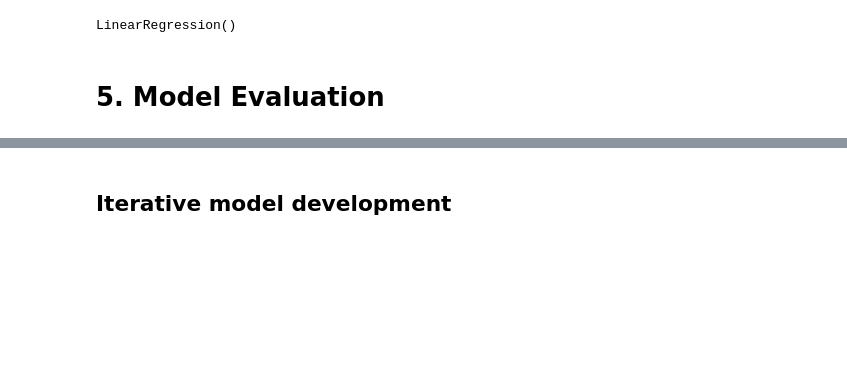
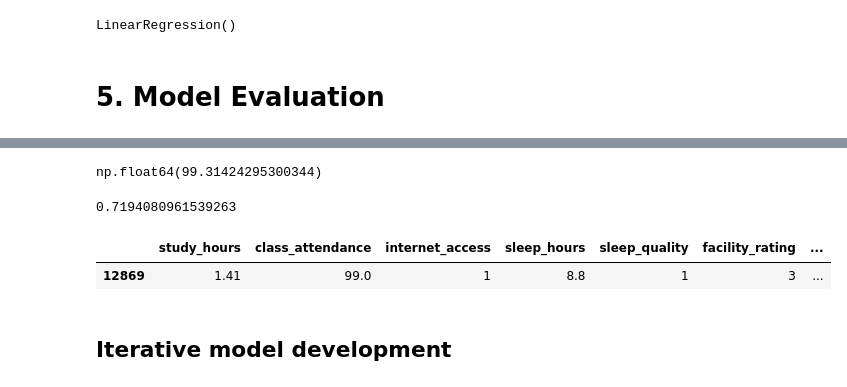
Before and after one commit to Ethan-Ang/MLDP_Ethan_2402348C, a Jupyter notebook: Ethan_Ang_2402348C.ipynb, the cells around one changed output, grey strips where cells are left out. Cells and saved outputs as stored; diff of their text form; code cells hidden in the pictures; blank space fills up the shorter version.

```diff
--- a/Ethan_Ang_2402348C.ipynb
+++ b/Ethan_Ang_2402348C.ipynb
@@ -399,7 +480,47 @@ r2
+# %%
+E= y_pred_gbr -y_test
+SE = E**2
+MSE = np.mean(SE)
+MSE
+# %% [output]
+np.float64(99.31424295300344)
+# %%
+r2 = r2_score(y_test, y_pred_gbr)
+r2
+# %% [output]
+0.7194080961539263
 # %%
-## New data
+# Load ONE unseen row
+X_unseen = pd.read_csv(FILE_PATH).iloc[[12869]]
 
-## Predict
+# Apply SAME cleaning
+X_unseen['internet_access'] = (
+    X_unseen['internet_access'].str.lower().map({'yes': 1, 'no': 0})
+)
+
+X_unseen['sleep_quality'] = X_unseen['sleep_quality'].map({'poor': 1, 'average': 2, 'good': 3})
+X_unseen['facility_rating'] = X_unseen['facility_rating'].map({'low': 1, 'medium': 2, 'high': 3})
+X_unseen['exam_difficulty'] = X_unseen['exam_difficulty'].map({'easy': 1, 'moderate': 2, 'hard': 3})
+
+# Drop target
+X_unseen = X_unseen.drop(col_y, axis=1)
+
+# One-hot encode
+X_unseen = pd.get_dummies(X_unseen)
+
+# Align columns with training data
+X_unseen = X_unseen.reindex(columns=X.columns, fill_value=0)
+
+# Predict
+X_unseen['Predicted_Exam_score'] = linr.predict(X_unseen)
+X_unseen
+
+y_unseen = pd.read_csv(FILE_PATH).iloc[[12869]]
+X_unseen['Actual'] = y_unseen[col_y]
+X_unseen
+# %% [output]
+|  | study_hours | class_attendance | internet_access | sleep_hours | sleep_quality | facility_rating | ... |
+| 12869 | 1.41 | 99.0 | 1 | 8.8 | 1 | 3 | ... |
 # %% [markdown]
 ## Iterative model development
 # %%
```
Also changed, not shown: parts of 22 cells of this notebook, 3 other files.
